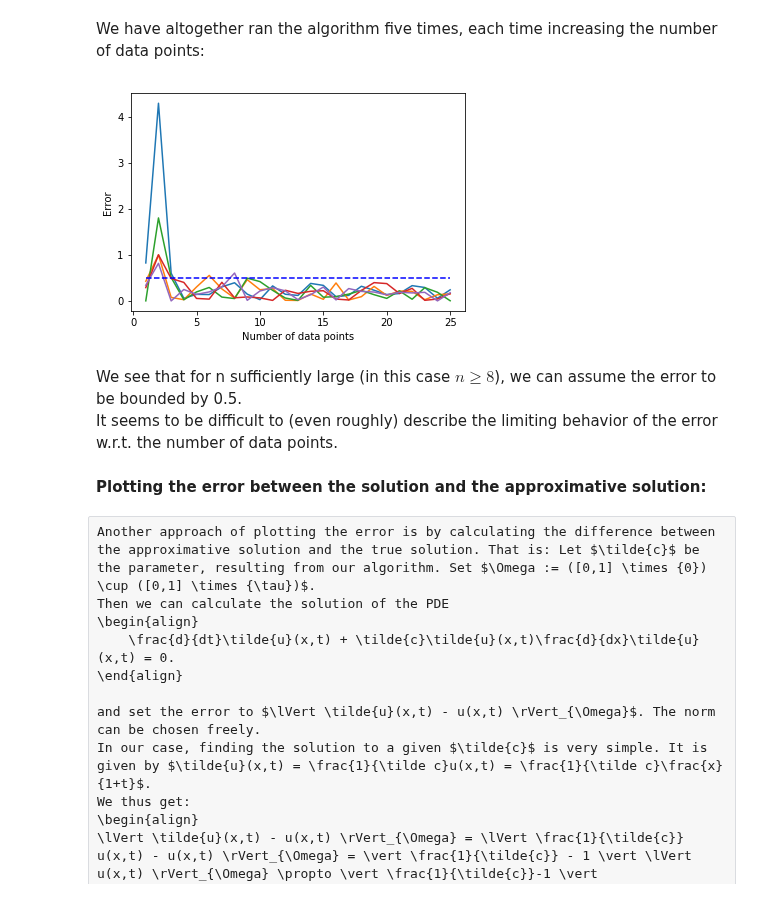
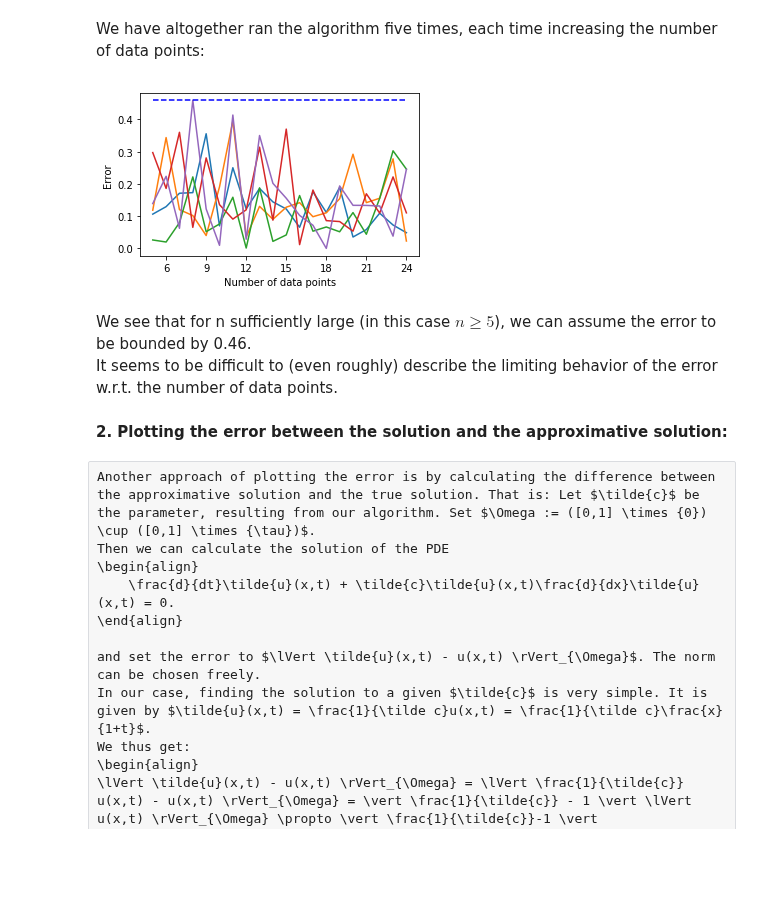
Before and after one commit to ratnania/mlhiphy, a Jupyter notebook: burgers_equation/burgerseq_mod.ipynb, the cells around one changed output. Saved outputs shown, nothing was run; the diff lists cells and outputs as text; code cells hidden in the pictures; blank space fills up the shorter version.

```diff
--- a/burgers_equation/burgerseq_mod.ipynb
+++ b/burgers_equation/burgerseq_mod.ipynb
@@ -190,11 +193,15 @@ for k in range(5):
 # %% [markdown]
 The error is given by $| c_{estimate} - c_{true} |$.
 # %%
-lin = np.linspace(1, res.shape[1], res.shape[1])
+lin = np.linspace(5, res.shape[1] - 1, res.shape[1] - 5)
 ones = np.ones(res.shape[1])
 
+def show_2(lin, ones, res):
+plt.figure(figsize=(5,3))
+to_del = np.linspace(0, 4, 5)
 for i in range(res.shape[0]):
-    plt.plot(lin, np.abs(res[i,:] - ones))
+    a = np.delete(np.abs(res[i,:] - ones), to_del)
+    plt.plot(lin, a)
     plt.ylabel('Error')
     plt.xlabel('Number of data points')
     plt.show()
@@ -211,24 +212,42 @@ We have altogether ran the algorithm five times, each time increasing the number
 # number of samples. The number of rows correspond to the amount of reruns
 # and thereby resulting plots.
 
-lin = np.linspace(1, res.shape[1], res.shape[1])
+%matplotlib inline
+import matplotlib.ticker as ticker
+
+# Setting global figsize to (5,3)
+import matplotlib
+matplotlib.rcParams["figure.figsize"] = (5,3)
+
+lin = np.linspace(5, res.shape[1] - 1, res.shape[1] - 5)
 ones = np.ones(res.shape[1])
 
-for i in range(res.shape[0]):
-    plt.plot(lin, np.abs(res[i,:] - ones))
-    plt.ylabel('Error')
-    plt.xlabel('Number of data points')
+def show_2(lin, ones, res):
 
-est = np.repeat(0.5, len(lin))
-plt.plot(lin, est, color='blue', linestyle='dashed')
-plt.show();
+    to_del = np.linspace(0, 4, 5)
+
+    # Forcing integer labels for the x-axis.
+    ax = plt.figure().gca()
+    ax.xaxis.set_major_locator(ticker.MaxNLocator(integer=True))
+
+    for i in range(res.shape[0]):
+        a = np.delete(np.abs(res[i,:] - ones), to_del)
+        plt.plot(lin, a)
+        plt.ylabel('Error')
+        plt.xlabel('Number of data points')
+
+    est = np.repeat(0.46, len(lin))
+    plt.plot(lin, est, color='blue', linestyle='dashed')
+    plt.show();
-# %% [output]
-[figure, removed]
+# %%
+show_2(lin, ones, res)
+# %% [output]
+[figure, added]
 # %% [markdown]
-We see that for n sufficiently large (in this case $n \geq 8$), we can assume the error to be bounded by 0.5. <br>
+We see that for n sufficiently large (in this case $n \geq 5$), we can assume the error to be bounded by 0.46. <br>
 It seems to be difficult to (even roughly) describe the limiting behavior of the error w.r.t. the number of data points.
 # %% [markdown]
-**Plotting the error between the solution and the approximative solution:**
+**2. Plotting the error between the solution and the approximative solution:**
 # %% [raw]
 Another approach of plotting the error is by calculating the difference between the approximative solution and the true solution. That is: Let $\tilde{c}$ be the parameter, resulting from our algorithm. Set $\Omega := ([0,1] \times {0}) \cup ([0,1] \times {\tau})$.
 Then we can calculate the solution of the PDE
```
Also changed, not shown: parts of 14 cells of this notebook, 1 other file.
